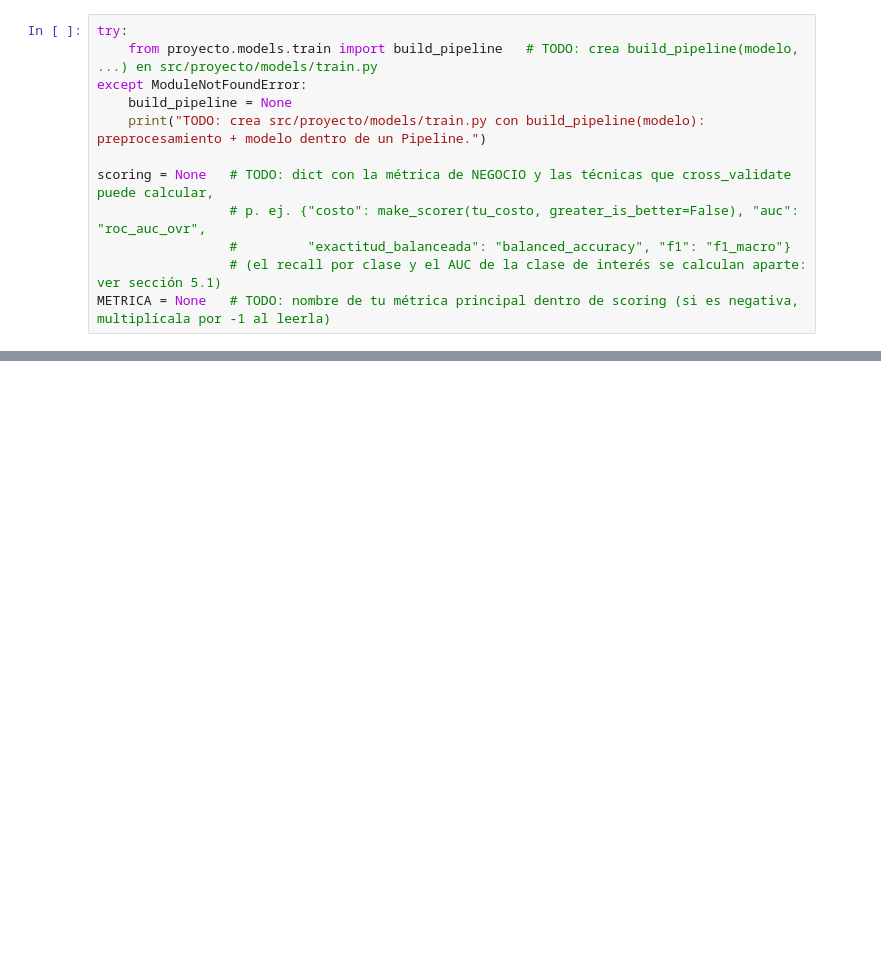
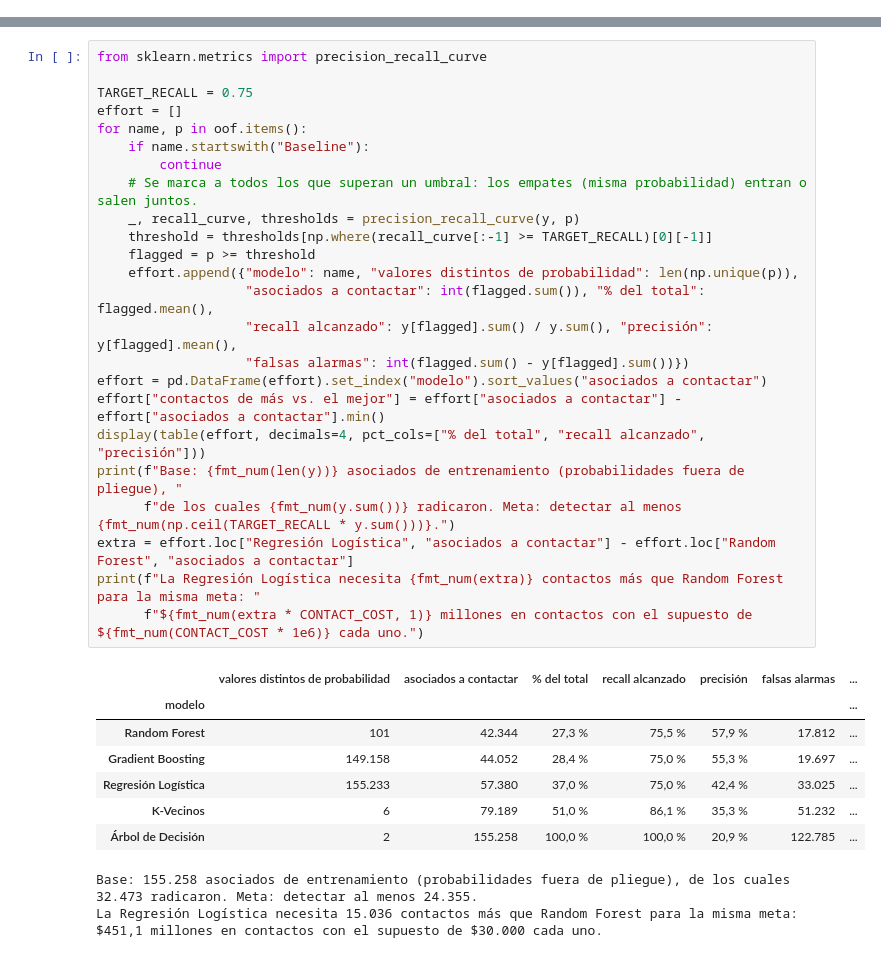
Before and after one commit to carlosgris1980-coder/retiro_asociados, a Jupyter notebook: notebooks/05_torneo.ipynb, the cells around one changed output, grey strips where cells are left out. Drawn from its saved outputs; the diff is of its cells as text; blank space fills up the shorter version.

```diff
--- a/notebooks/05_torneo.ipynb
+++ b/notebooks/05_torneo.ipynb
@@ -74,12 +0,0 @@ No uses la exactitud simple si las clases están desbalanceadas: usa la exactitu
-# %%
-try:
-    from proyecto.models.train import build_pipeline   # TODO: crea build_pipeline(modelo, ...) en src/proyecto/models/train.py
-except ModuleNotFoundError:
-    build_pipeline = None
-    print("TODO: crea src/proyecto/models/train.py con build_pipeline(modelo): preprocesamiento + modelo dentro de un Pipeline.")
-
-scoring = None   # TODO: dict con la métrica de NEGOCIO y las técnicas que cross_validate puede calcular,
-                 # p. ej. {"costo": make_scorer(tu_costo, greater_is_better=False), "auc": "roc_auc_ovr",
-                 #         "exactitud_balanceada": "balanced_accuracy", "f1": "f1_macro"}
-                 # (el recall por clase y el AUC de la clase de interés se calculan aparte: ver sección 5.1)
-METRICA = None   # TODO: nombre de tu métrica principal dentro de scoring (si es negativa, multiplícala por -1 al leerla)
@@ -235,0 +353,34 @@ simplicidad, e interpretabilidad si tu caso la exige.
+# %%
+from sklearn.metrics import precision_recall_curve
+
+TARGET_RECALL = 0.75
+effort = []
+for name, p in oof.items():
+    if name.startswith("Baseline"):
+        continue
+    # Se marca a todos los que superan un umbral: los empates (misma probabilidad) entran o salen juntos.
+    _, recall_curve, thresholds = precision_recall_curve(y, p)
+    threshold = thresholds[np.where(recall_curve[:-1] >= TARGET_RECALL)[0][-1]]
+    flagged = p >= threshold
+    effort.append({"modelo": name, "valores distintos de probabilidad": len(np.unique(p)),
+                   "asociados a contactar": int(flagged.sum()), "% del total": flagged.mean(),
+                   "recall alcanzado": y[flagged].sum() / y.sum(), "precisión": y[flagged].mean(),
+                   "falsas alarmas": int(flagged.sum() - y[flagged].sum())})
+effort = pd.DataFrame(effort).set_index("modelo").sort_values("asociados a contactar")
+effort["contactos de más vs. el mejor"] = effort["asociados a contactar"] - effort["asociados a contactar"].min()
+display(table(effort, decimals=4, pct_cols=["% del total", "recall alcanzado", "precisión"]))
+print(f"Base: {fmt_num(len(y))} asociados de entrenamiento (probabilidades fuera de pliegue), "
+      f"de los cuales {fmt_num(y.sum())} radicaron. Meta: detectar al menos {fmt_num(np.ceil(TARGET_RECALL * y.sum()))}.")
+extra = effort.loc["Regresión Logística", "asociados a contactar"] - effort.loc["Random Forest", "asociados a contactar"]
+print(f"La Regresión Logística necesita {fmt_num(extra)} contactos más que Random Forest para la misma meta: "
+      f"${fmt_num(extra * CONTACT_COST, 1)} millones en contactos con el supuesto de ${fmt_num(CONTACT_COST * 1e6)} cada uno.")
+# %% [output]
+|  | valores distintos de probabilidad | asociados a contactar | % del total | recall alcanzado | precisión | falsas alarmas | ... |
+| modelo |  |  |  |  |  |  | ... |
+| Random Forest | 101 | 42.344 | 27,3 % | 75,5 % | 57,9 % | 17.812 | ... |
+| Gradient Boosting | 149.158 | 44.052 | 28,4 % | 75,0 % | 55,3 % | 19.697 | ... |
+| Regresión Logística | 155.233 | 57.380 | 37,0 % | 75,0 % | 42,4 % | 33.025 | ... |
+| K-Vecinos | 6 | 79.189 | 51,0 % | 86,1 % | 35,3 % | 51.232 | ... |
+| Árbol de Decisión | 2 | 155.258 | 100,0 % | 100,0 % | 20,9 % | 122.785 | ... |
+Base: 155.258 asociados de entrenamiento (probabilidades fuera de pliegue), de los cuales 32.473 radicaron. Meta: detectar al menos 24.355.
+La Regresión Logística necesita 15.036 contactos más que Random Forest para la misma meta: $451,1 millones en contactos con el supuesto de $30.000 cada uno.
```
Also changed, not shown: parts of 50 cells of this notebook, 12 other files.
